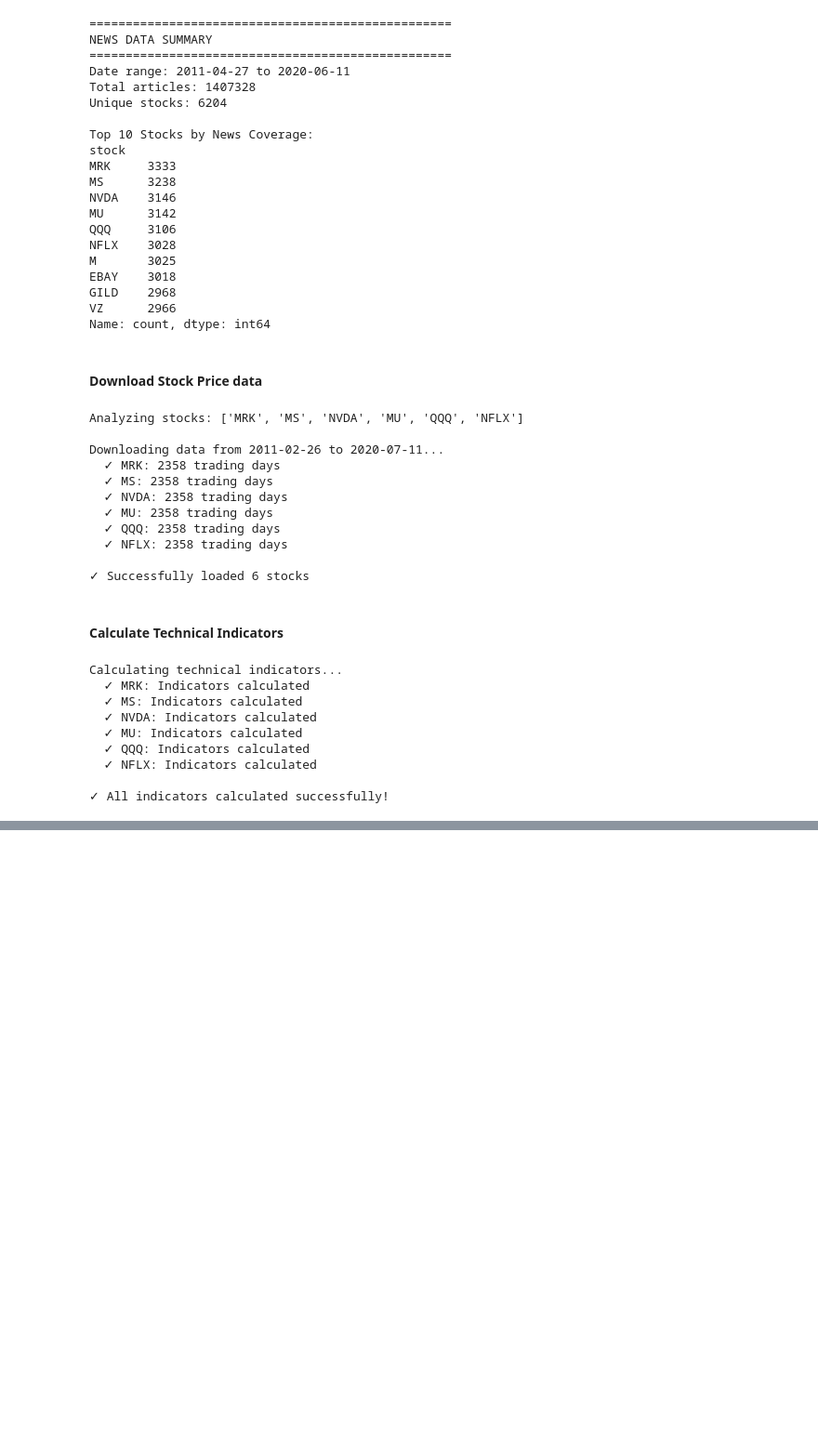
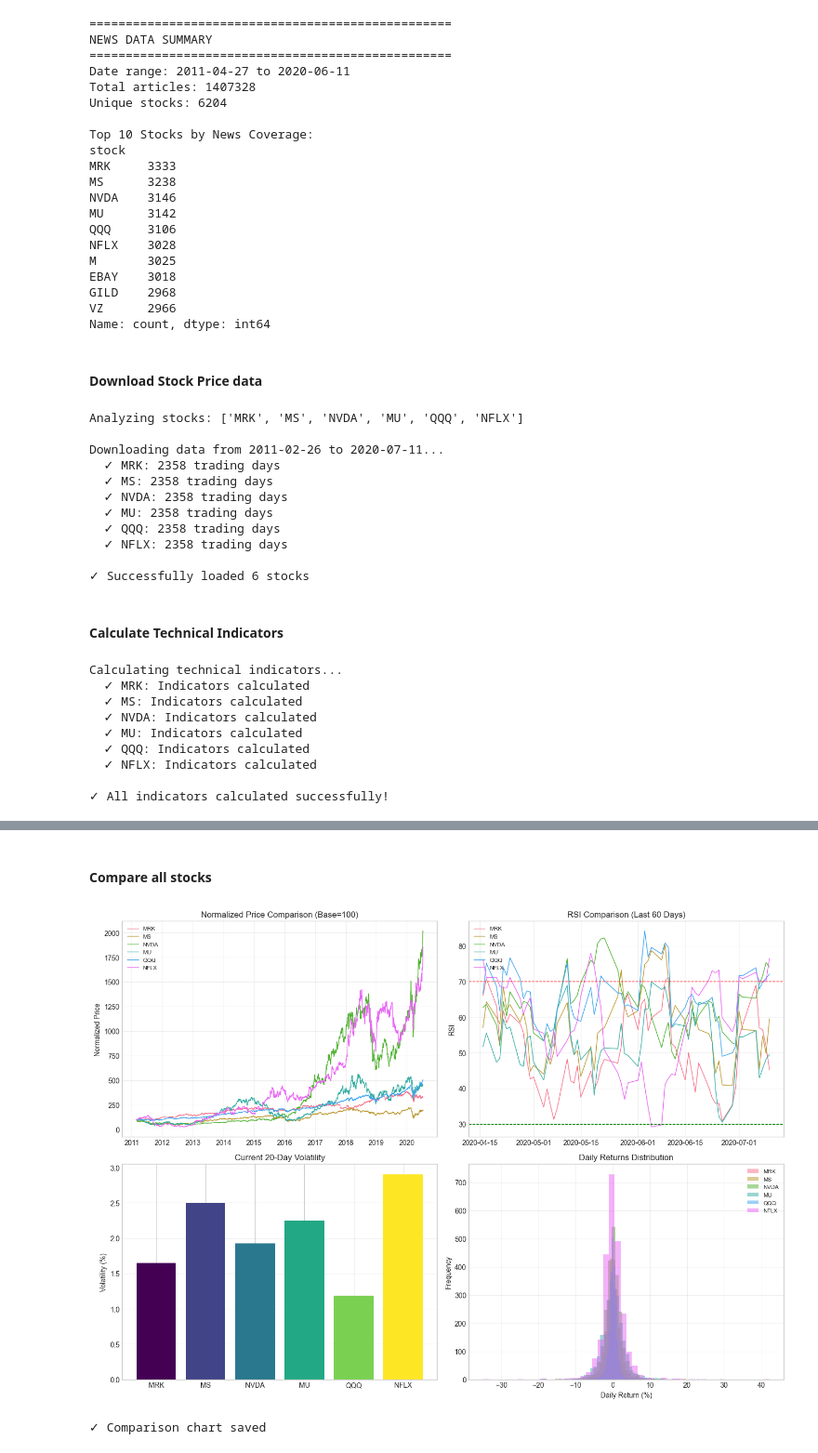
Before and after one commit to HermonaDev/financial-sentiment-challenge-week1, a Jupyter notebook: notebooks/02_quantitative_analysis.ipynb, the cells around one changed output, grey strips where cells are left out. Shown at 93% size. Drawn from its saved outputs; the diff is of its cells as text; code cells hidden in the pictures; blank space fills up the shorter version.

```diff
--- a/notebooks/02_quantitative_analysis.ipynb
+++ b/notebooks/02_quantitative_analysis.ipynb
@@ -171,0 +294,53 @@ Calculating technical indicators...
+# %% [markdown]
+#### Compare all stocks
+# %%
+# Visual comparison of all stocks
+fig, axes = plt.subplots(2, 2, figsize=(14, 10))
+
+# Plot 1: Normalized Price Comparison
+ax1 = axes[0, 0]
+for symbol, df in stock_data.items():
+    normalized = df['Close'] / df['Close'].iloc[0] * 100
+    ax1.plot(df.index, normalized, label=symbol, linewidth=1)
+ax1.set_title('Normalized Price Comparison (Base=100)')
+ax1.set_ylabel('Normalized Price')
+ax1.legend(loc='upper left', fontsize=8)
+ax1.grid(True, alpha=0.3)
+
+# Plot 2: RSI Comparison
+ax2 = axes[0, 1]
+for symbol, df in stock_data.items():
+    ax2.plot(df.index[-60:], df['RSI'].iloc[-60:], label=symbol, linewidth=1)
+ax2.axhline(y=70, color='red', linestyle='--', linewidth=1)
+ax2.axhline(y=30, color='green', linestyle='--', linewidth=1)
+ax2.set_title('RSI Comparison (Last 60 Days)')
+ax2.set_ylabel('RSI')
+ax2.legend(loc='upper left', fontsize=8)
+ax2.grid(True, alpha=0.3)
+
+# Plot 3: Volatility Comparison
+ax3 = axes[1, 0]
+volatilities = [stock_data[s]['Volatility'].iloc[-1] for s in stock_data]
+colors = plt.cm.viridis(np.linspace(0, 1, len(stock_data)))
+bars = ax3.bar(stock_data.keys(), volatilities, color=colors)
+ax3.set_title('Current 20-Day Volatility')
+ax3.set_ylabel('Volatility (%)')
+ax3.grid(True, alpha=0.3, axis='y')
+
+# Plot 4: Returns Distribution
+ax4 = axes[1, 1]
+for symbol, df in stock_data.items():
+    ax4.hist(df['Daily_Return'].dropna(), bins=50, alpha=0.5, label=symbol)
+ax4.set_title('Daily Returns Distribution')
+ax4.set_xlabel('Daily Return (%)')
+ax4.set_ylabel('Frequency')
+ax4.legend(loc='upper right', fontsize=8)
+ax4.grid(True, alpha=0.3)
+
+plt.tight_layout()
+plt.savefig('../notebooks/stock_comparison.png', dpi=150, bbox_inches='tight')
+plt.show()
+print("✓ Comparison chart saved")
+# %% [output]
+[figure, added]
+✓ Comparison chart saved
```
Also changed, not shown: parts of 4 cells of this notebook, 1 other file.
